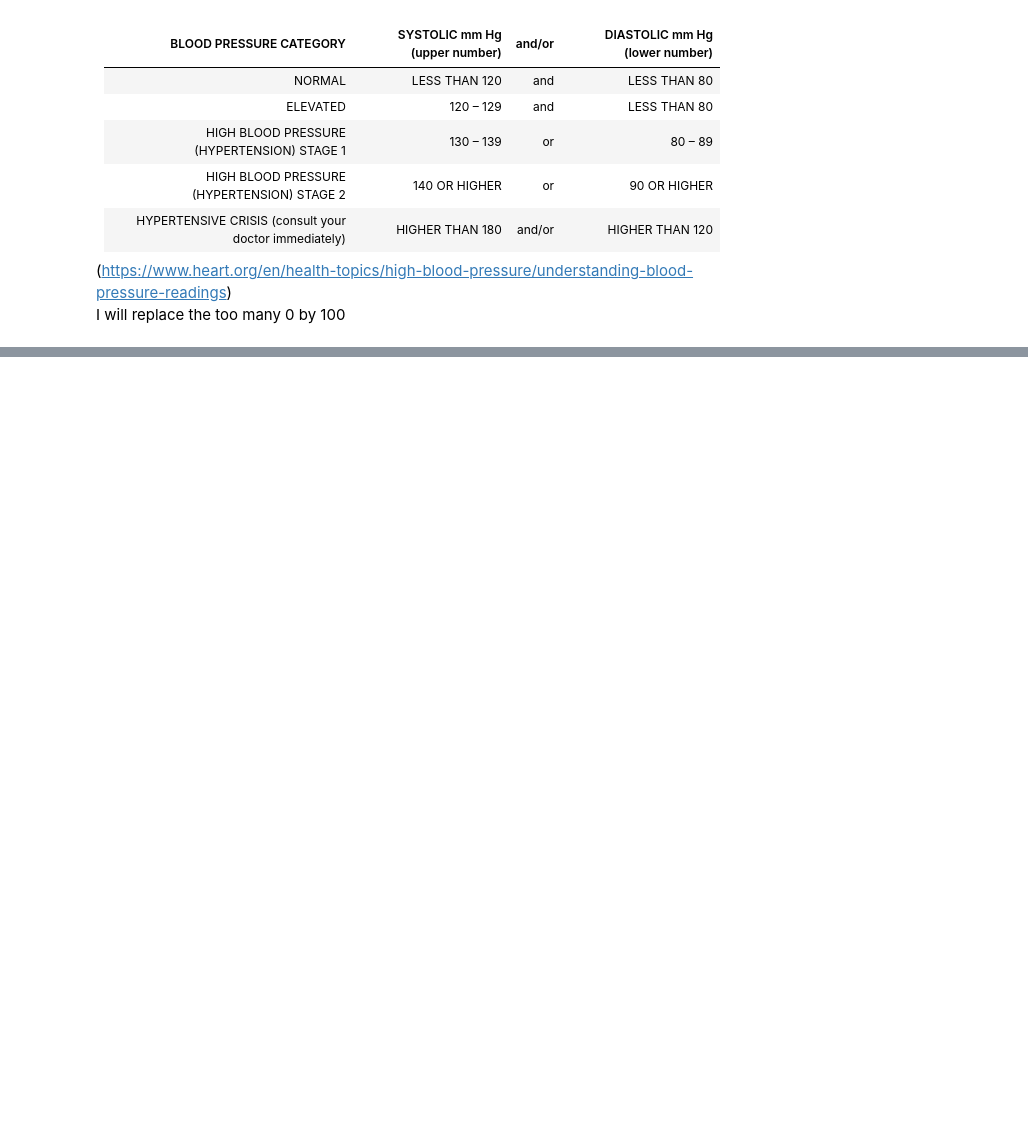
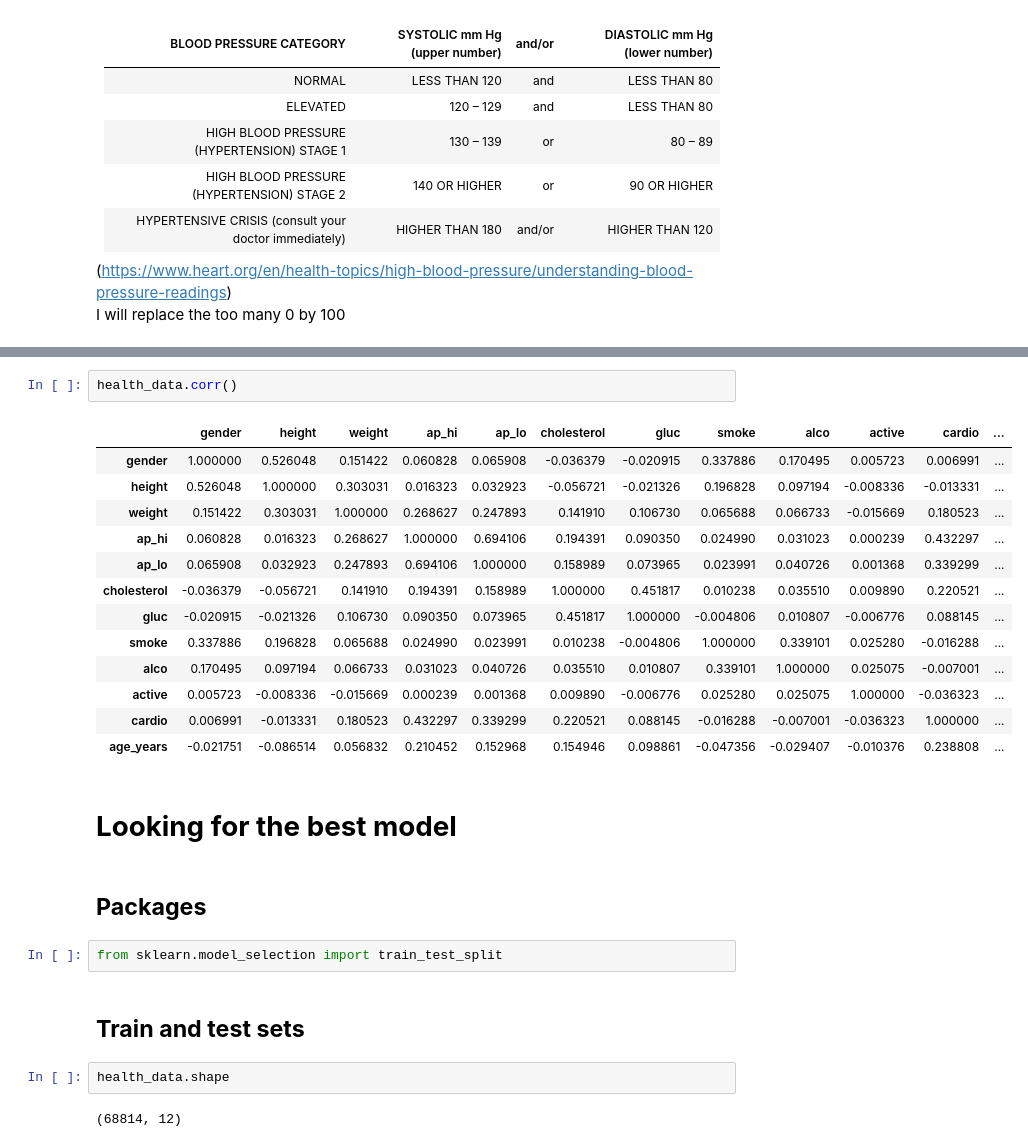
Before and after one commit to flylight-max/Cardio_disease_predict, a Jupyter notebook: EDA.ipynb, the cells around one changed output, grey strips where cells are left out. Saved outputs shown, nothing was run; the diff lists cells and outputs as text; blank space fills up the shorter version.

```diff
--- a/EDA.ipynb
+++ b/EDA.ipynb
@@ -572,0 +780,28 @@ I will replace the too many 0 by 100
+# %%
+health_data.corr()
+# %% [output]
+|  | gender | height | weight | ap_hi | ap_lo | cholesterol | gluc | smoke | alco | active | cardio | ... |
+| gender | 1.000000 | 0.526048 | 0.151422 | 0.060828 | 0.065908 | -0.036379 | -0.020915 | 0.337886 | 0.170495 | 0.005723 | 0.006991 | ... |
+| height | 0.526048 | 1.000000 | 0.303031 | 0.016323 | 0.032923 | -0.056721 | -0.021326 | 0.196828 | 0.097194 | -0.008336 | -0.013331 | ... |
+| weight | 0.151422 | 0.303031 | 1.000000 | 0.268627 | 0.247893 | 0.141910 | 0.106730 | 0.065688 | 0.066733 | -0.015669 | 0.180523 | ... |
+| ap_hi | 0.060828 | 0.016323 | 0.268627 | 1.000000 | 0.694106 | 0.194391 | 0.090350 | 0.024990 | 0.031023 | 0.000239 | 0.432297 | ... |
+| ap_lo | 0.065908 | 0.032923 | 0.247893 | 0.694106 | 1.000000 | 0.158989 | 0.073965 | 0.023991 | 0.040726 | 0.001368 | 0.339299 | ... |
+| cholesterol | -0.036379 | -0.056721 | 0.141910 | 0.194391 | 0.158989 | 1.000000 | 0.451817 | 0.010238 | 0.035510 | 0.009890 | 0.220521 | ... |
+| gluc | -0.020915 | -0.021326 | 0.106730 | 0.090350 | 0.073965 | 0.451817 | 1.000000 | -0.004806 | 0.010807 | -0.006776 | 0.088145 | ... |
+| smoke | 0.337886 | 0.196828 | 0.065688 | 0.024990 | 0.023991 | 0.010238 | -0.004806 | 1.000000 | 0.339101 | 0.025280 | -0.016288 | ... |
+| alco | 0.170495 | 0.097194 | 0.066733 | 0.031023 | 0.040726 | 0.035510 | 0.010807 | 0.339101 | 1.000000 | 0.025075 | -0.007001 | ... |
+| active | 0.005723 | -0.008336 | -0.015669 | 0.000239 | 0.001368 | 0.009890 | -0.006776 | 0.025280 | 0.025075 | 1.000000 | -0.036323 | ... |
+| cardio | 0.006991 | -0.013331 | 0.180523 | 0.432297 | 0.339299 | 0.220521 | 0.088145 | -0.016288 | -0.007001 | -0.036323 | 1.000000 | ... |
+| age_years | -0.021751 | -0.086514 | 0.056832 | 0.210452 | 0.152968 | 0.154946 | 0.098861 | -0.047356 | -0.029407 | -0.010376 | 0.238808 | ... |
+# %% [markdown]
+# **Looking for the best model**
+# %% [markdown]
+## **Packages**
+# %%
+from sklearn.model_selection import train_test_split
+# %% [markdown]
+## **Train and test sets**
+# %%
+health_data.shape
+# %% [output]
+(68814, 12)
```
Also changed, not shown: parts of 27 cells of this notebook, 1 other file.
